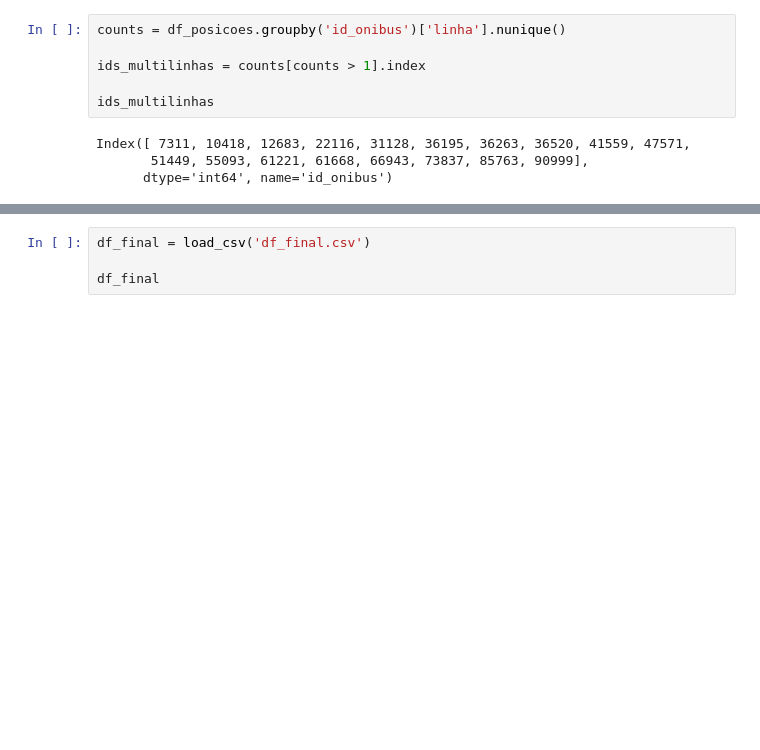
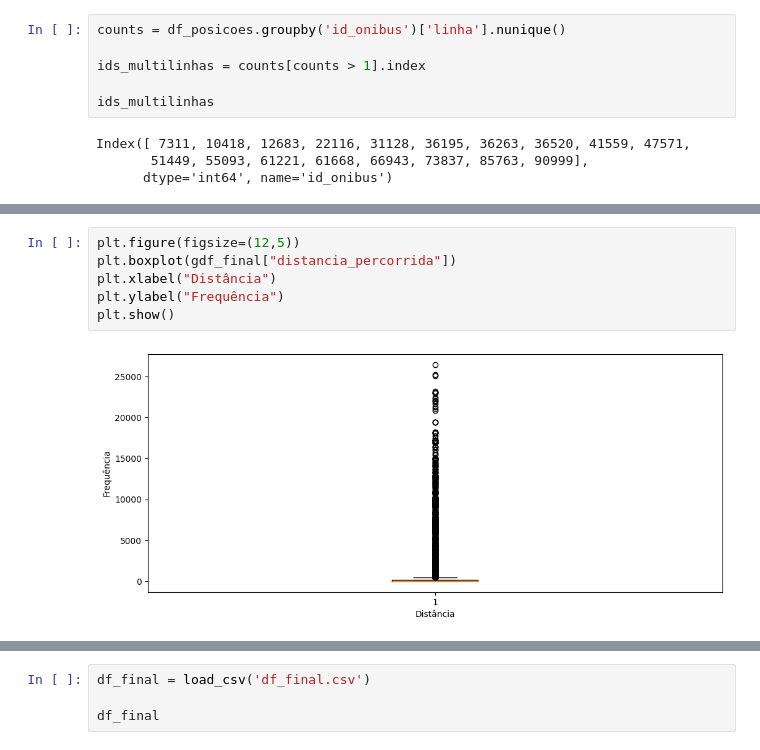
Before and after one commit to sepep-pmsp/dash_onibus_eletricos, a Jupyter notebook: analise_diagnostico.ipynb, the cells around one changed output, grey strips where cells are left out. Drawn from its saved outputs; the diff is of its cells as text; blank space fills up the shorter version.

```diff
--- a/analise_diagnostico.ipynb
+++ b/analise_diagnostico.ipynb
@@ -82,0 +271,8 @@ Index([ 7311, 10418, 12683, 22116, 31128, 36195, 36263, 36520, 41559, 47571,
+# %%
+plt.figure(figsize=(12,5))
+plt.boxplot(gdf_final["distancia_percorrida"])
+plt.xlabel("Distância")
+plt.ylabel("Frequência")
+plt.show()
+# %% [output]
+[figure, added]
```
Also changed, not shown: parts of 16 cells of this notebook.
